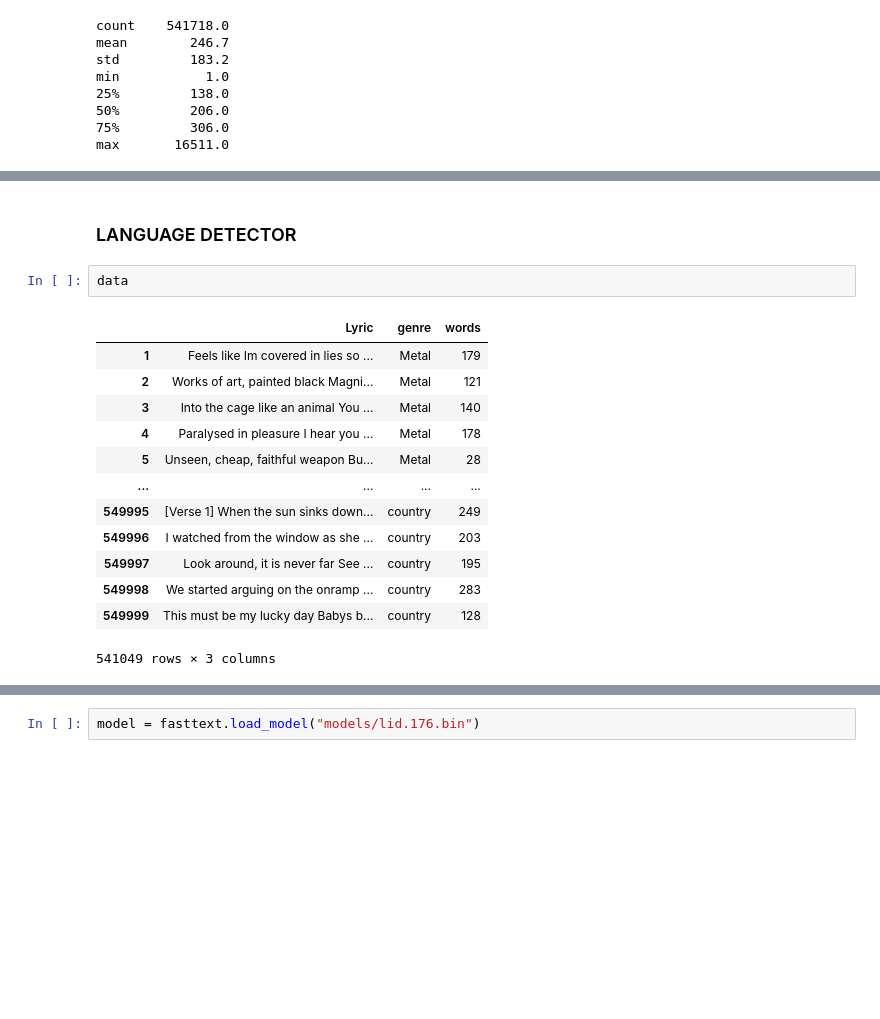
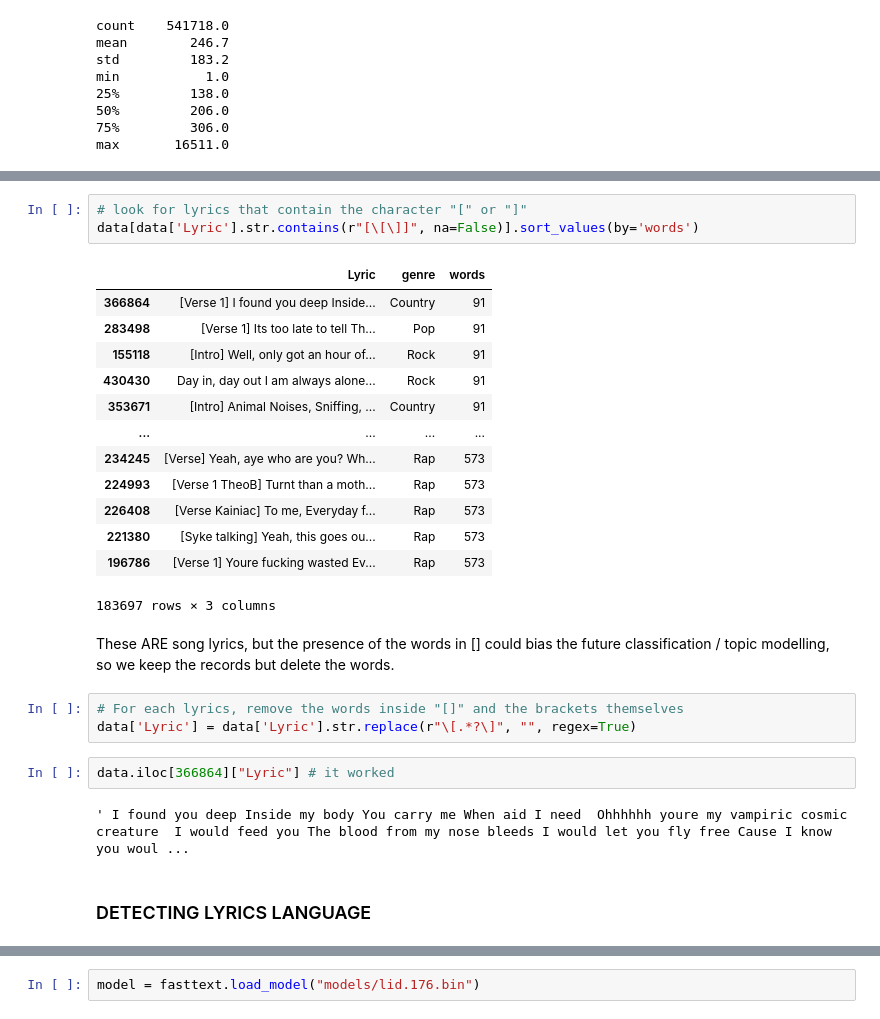
Before and after one commit to eliaserracarbonell/TextAnalyticsProject, a Jupyter notebook: Text_Preprocessing.ipynb, the cells around one changed output, grey strips where cells are left out. Saved outputs shown, nothing was run; the diff lists cells and outputs as text; blank space fills up the shorter version.

```diff
--- a/Text_Preprocessing.ipynb
+++ b/Text_Preprocessing.ipynb
@@ -149,18 +130,28 @@ data
+# %%
+# look for lyrics that contain the character "[" or "]"
+data[data['Lyric'].str.contains(r"[\[\]]", na=False)].sort_values(by='words')
+# %% [output]
+|  | Lyric | genre | words |
+| 366864 | [Verse 1] I found you deep Inside... | Country | 91 |
+| 283498 | [Verse 1] Its too late to tell Th... | Pop | 91 |
+| 155118 | [Intro] Well, only got an hour of... | Rock | 91 |
+| 430430 | Day in, day out I am always alone... | Rock | 91 |
+| 353671 | [Intro] Animal Noises, Sniffing, ... | Country | 91 |
+| ... | ... | ... | ... |
+| 234245 | [Verse] Yeah, aye who are you? Wh... | Rap | 573 |
+| 224993 | [Verse 1 TheoB] Turnt than a moth... | Rap | 573 |
+| 226408 | [Verse Kainiac] To me, Everyday f... | Rap | 573 |
+| 221380 | [Syke talking] Yeah, this goes ou... | Rap | 573 |
+| 196786 | [Verse 1] Youre fucking wasted Ev... | Rap | 573 |
+183697 rows × 3 columns
+# %% [markdown]
+These ARE song lyrics, but the presence of the words in [] could bias the future classification / topic modelling, so we keep the records but delete the words.
+# %%
+# For each lyrics, remove the words inside "[]" and the brackets themselves
+data['Lyric'] = data['Lyric'].str.replace(r"\[.*?\]", "", regex=True)
+# %%
+data.iloc[366864]["Lyric"] # it worked
+# %% [output]
+' I found you deep Inside my body You carry me When aid I need  Ohhhhhh youre my vampiric cosmic creature  I would feed you The blood from my nose bleeds I would let you fly free Cause I know you woul ...
 # %% [markdown]
-### LANGUAGE DETECTOR
+### DETECTING LYRICS LANGUAGE
-# %%
-data
-# %% [output]
-|  | Lyric | genre | words |
-| 1 | Feels like Im covered in lies so ... | Metal | 179 |
-| 2 | Works of art, painted black Magni... | Metal | 121 |
-| 3 | Into the cage like an animal You ... | Metal | 140 |
-| 4 | Paralysed in pleasure I hear you ... | Metal | 178 |
-| 5 | Unseen, cheap, faithful weapon Bu... | Metal | 28 |
-| ... | ... | ... | ... |
-| 549995 | [Verse 1] When the sun sinks down... | country | 249 |
-| 549996 | I watched from the window as she ... | country | 203 |
-| 549997 | Look around, it is never far See ... | country | 195 |
-| 549998 | We started arguing on the onramp ... | country | 283 |
-| 549999 | This must be my lucky day Babys b... | country | 128 |
-541049 rows × 3 columns
```
Also changed, not shown: parts of 26 cells of this notebook, 2 other files.
